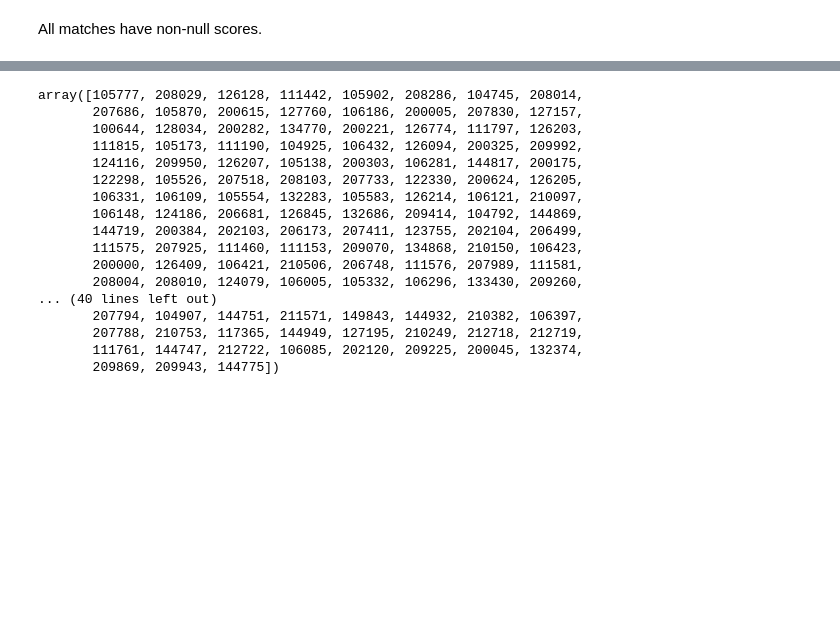
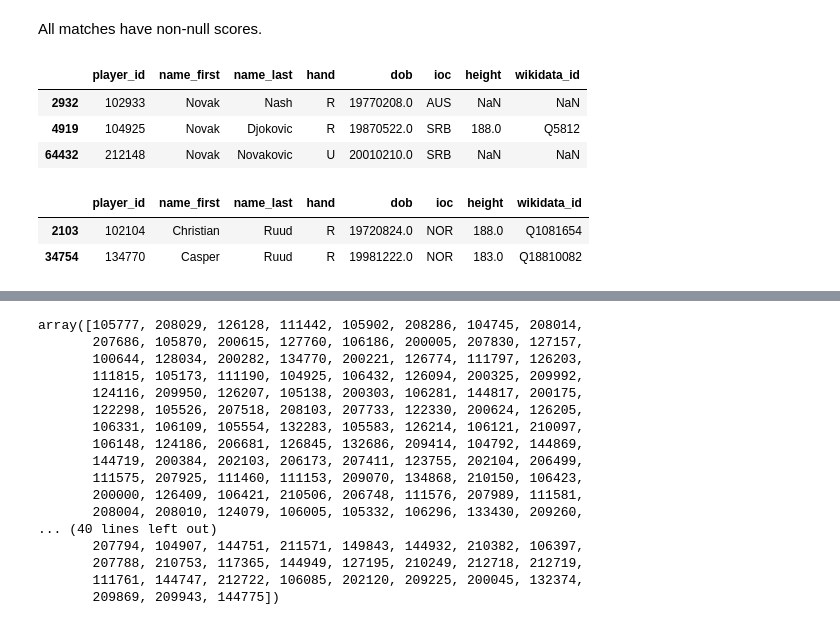
Before and after one commit to rzhen3/Tennis-ETL-Pipeline, a Jupyter notebook: analysis/explore_data.ipynb, the cells around one changed output, grey strips where cells are left out. Drawn from its saved outputs; the diff is of its cells as text; code cells hidden in the pictures; blank space fills up the shorter version.

```diff
--- a/analysis/explore_data.ipynb
+++ b/analysis/explore_data.ipynb
@@ -593,3 +593,14 @@ matches_2024_df['score'].isnull().sum()
 np.int64(0)
 # %% [markdown]
 All matches have non-null scores.
+# %%
+display(players_df[players_df['name_first'] == "Novak"])
+display(players_df[players_df['name_last'] == "Ruud"])
+# %% [output]
+|  | player_id | name_first | name_last | hand | dob | ioc | height | wikidata_id |
+| 2932 | 102933 | Novak | Nash | R | 19770208.0 | AUS | NaN | NaN |
+| 4919 | 104925 | Novak | Djokovic | R | 19870522.0 | SRB | 188.0 | Q5812 |
+| 64432 | 212148 | Novak | Novakovic | U | 20010210.0 | SRB | NaN | NaN |
+|  | player_id | name_first | name_last | hand | dob | ioc | height | wikidata_id |
+| 2103 | 102104 | Christian | Ruud | R | 19720824.0 | NOR | 188.0 | Q1081654 |
+| 34754 | 134770 | Casper | Ruud | R | 19981222.0 | NOR | 183.0 | Q18810082 |
```
Also changed, not shown: parts of 4 cells of this notebook, 3 other files.
